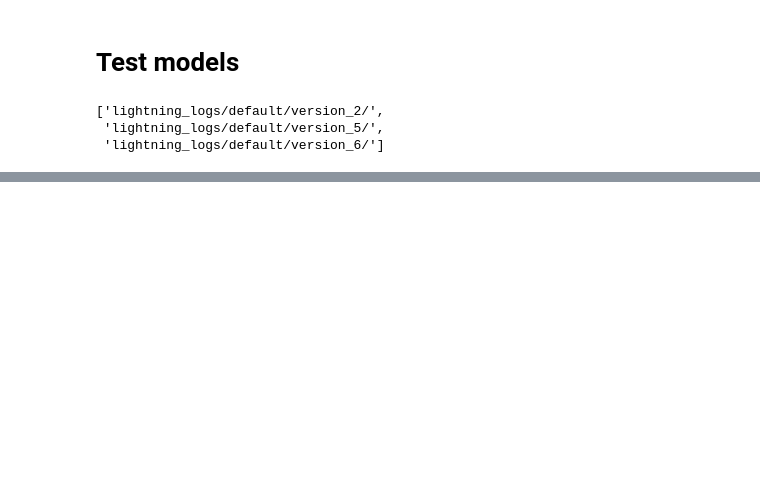
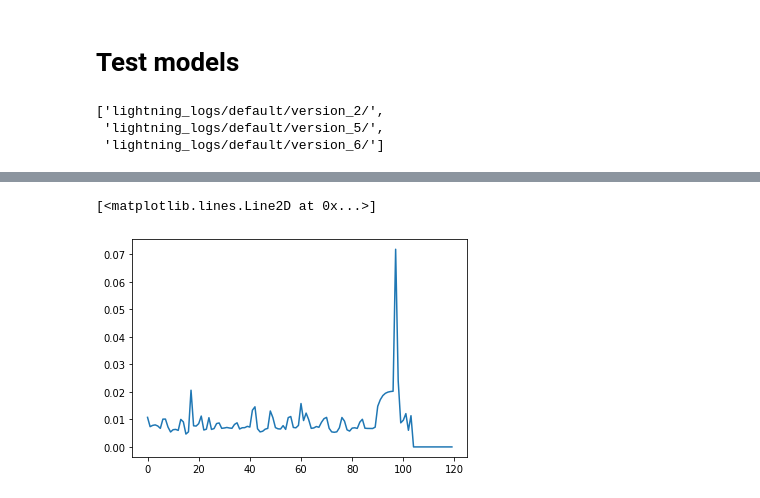
Before and after one commit to Kim-Ju-Hyeon/Temporal_Fusion_Transformer, a Jupyter notebook: Experiment.ipynb, the cells around one changed output, grey strips where cells are left out. Cells and saved outputs as stored; diff of their text form; code cells hidden in the pictures; blank space fills up the shorter version.

```diff
--- a/Experiment.ipynb
+++ b/Experiment.ipynb
@@ -140,0 +142,5 @@ torch.Size([70, 30, 4, 120])
+# %%
+plt.plot(b_mean[14])
+# %% [output]
+[<matplotlib.lines.Line2D at 0x...>]
+[figure, added]
```
Also changed, not shown: parts of 49 cells of this notebook, 5 other files.
